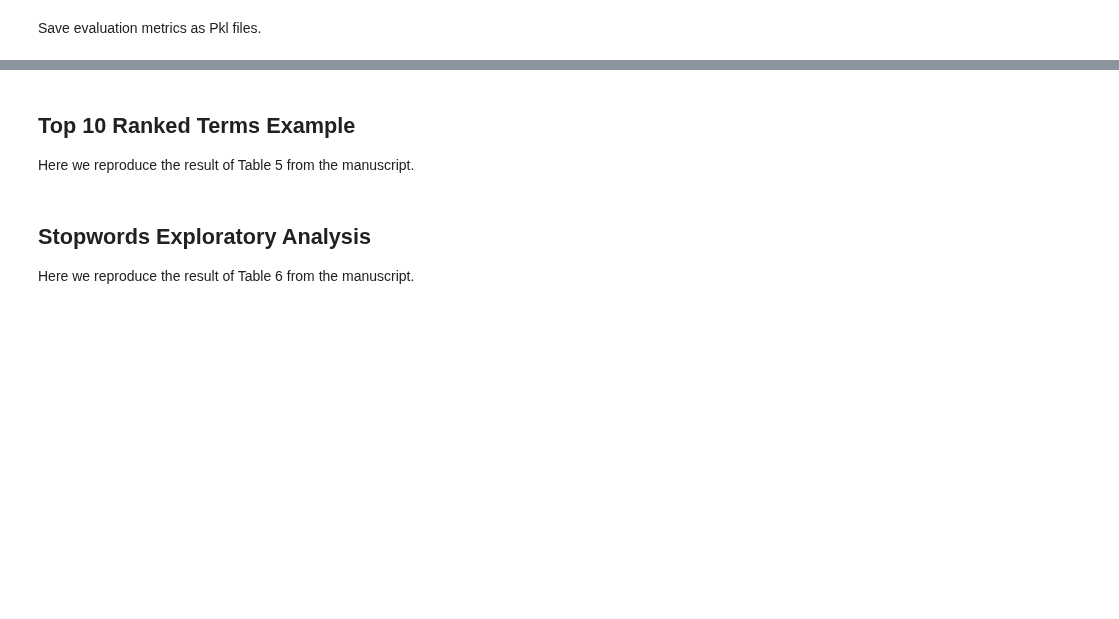
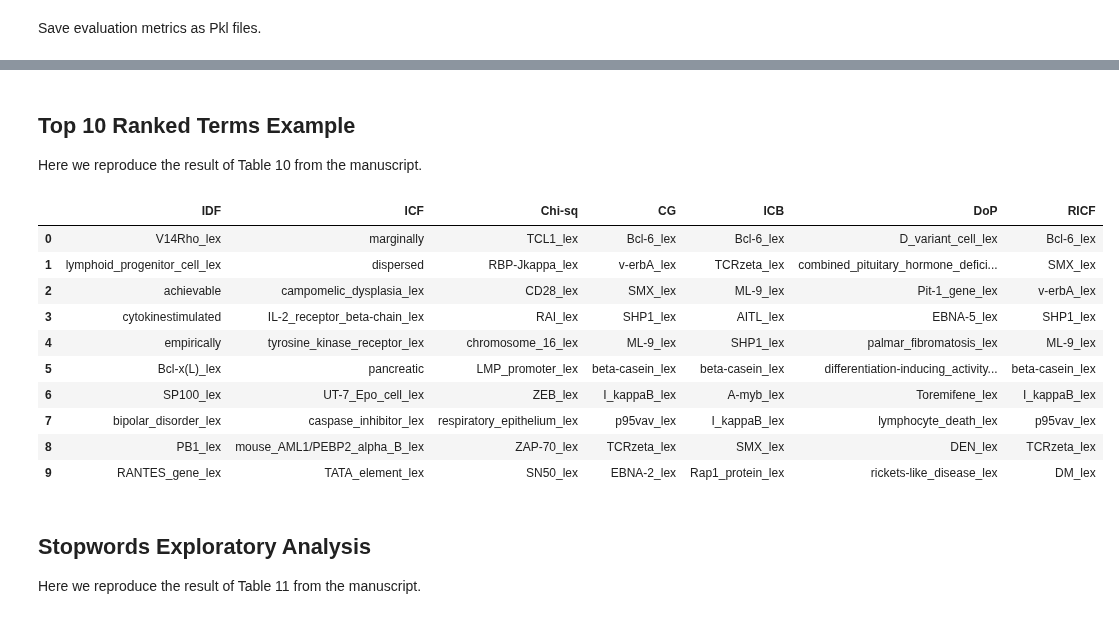
Before and after one commit to Sheridan-Stable/bursty-term-measure, a Jupyter notebook: genia/3-tables/analysis.ipynb, the cells around one changed output, grey strips where cells are left out. Saved outputs shown, nothing was run; the diff lists cells and outputs as text; code cells hidden in the pictures; blank space fills up the shorter version.

```diff
--- a/genia/3-tables/analysis.ipynb
+++ b/genia/3-tables/analysis.ipynb
@@ -770,4 +977,4 @@ with pd.option_context('display.precision', 4):
 # %% [markdown]
 ## Top 10 Ranked Terms Example
 
-Here we reproduce the result of Table 5 from the manuscript.
+Here we reproduce the result of Table 10 from the manuscript.
@@ -781,9 +981,32 @@ display(top_10_ranked_terms_df)
 # %%
+# Initialize a random seed to ensure results can be replicated
+np.random.seed(641369)
+
+# Retrieve top 10 ranked terms
+top = 10
+ranked_terms_df = resort(term_scores_df)
+top_10_ranked_terms_df = pd.DataFrame(top_k(ranked_terms_df, top))
+
+# Print to console
+display(top_10_ranked_terms_df)
+
 # Write to CSV
-os.makedirs('table-9', exist_ok=True)
-top_10_ranked_terms_df.to_csv('table-9/top-10-terms.csv', index=False)
+os.makedirs('table-10', exist_ok=True)
+top_10_ranked_terms_df.to_csv('table-10/top-10-terms.csv', index=False)
+# %% [output]
+|  | IDF | ICF | Chi-sq | CG | ICB | DoP | RICF |
+| 0 | V14Rho_lex | marginally | TCL1_lex | Bcl-6_lex | Bcl-6_lex | D_variant_cell_lex | Bcl-6_lex |
+| 1 | lymphoid_progenitor_cell_lex | dispersed | RBP-Jkappa_lex | v-erbA_lex | TCRzeta_lex | combined_pituitary_hormone_defici... | SMX_lex |
+| 2 | achievable | campomelic_dysplasia_lex | CD28_lex | SMX_lex | ML-9_lex | Pit-1_gene_lex | v-erbA_lex |
+| 3 | cytokinestimulated | IL-2_receptor_beta-chain_lex | RAI_lex | SHP1_lex | AITL_lex | EBNA-5_lex | SHP1_lex |
+| 4 | empirically | tyrosine_kinase_receptor_lex | chromosome_16_lex | ML-9_lex | SHP1_lex | palmar_fibromatosis_lex | ML-9_lex |
+| 5 | Bcl-x(L)_lex | pancreatic | LMP_promoter_lex | beta-casein_lex | beta-casein_lex | differentiation-inducing_activity... | beta-casein_lex |
+| 6 | SP100_lex | UT-7_Epo_cell_lex | ZEB_lex | I_kappaB_lex | A-myb_lex | Toremifene_lex | I_kappaB_lex |
+| 7 | bipolar_disorder_lex | caspase_inhibitor_lex | respiratory_epithelium_lex | p95vav_lex | I_kappaB_lex | lymphocyte_death_lex | p95vav_lex |
+| 8 | PB1_lex | mouse_AML1/PEBP2_alpha_B_lex | ZAP-70_lex | TCRzeta_lex | SMX_lex | DEN_lex | TCRzeta_lex |
+| 9 | RANTES_gene_lex | TATA_element_lex | SN50_lex | EBNA-2_lex | Rap1_protein_lex | rickets-like_disease_lex | DM_lex |
 # %% [markdown]
 ## Stopwords Exploratory Analysis
 
-Here we reproduce the result of Table 6 from the manuscript.
+Here we reproduce the result of Table 11 from the manuscript.
 # %%
```
Also changed, not shown: parts of 16 cells of this notebook.
